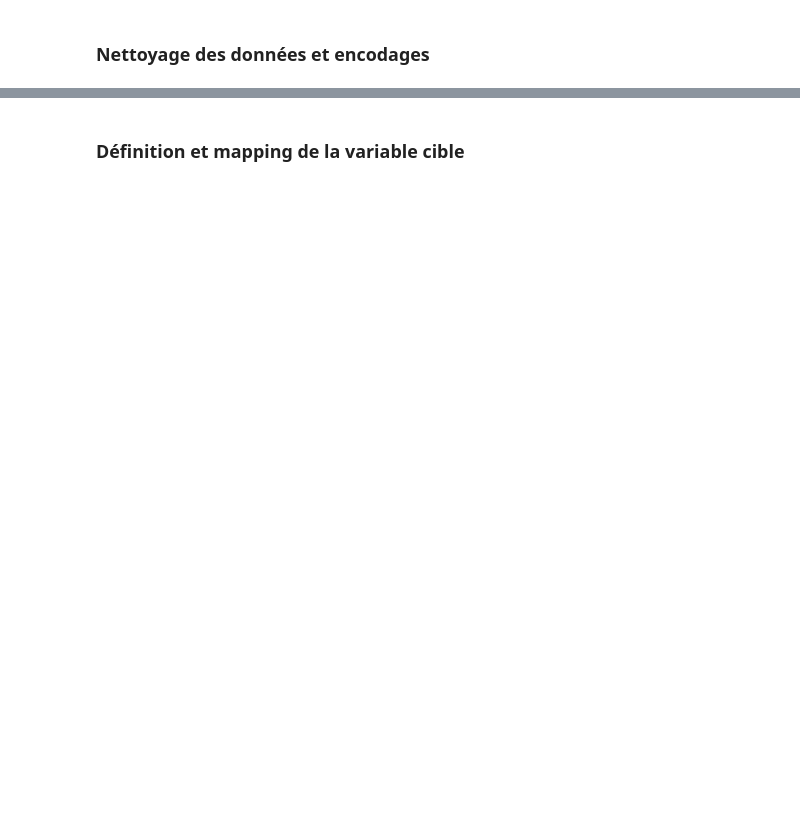
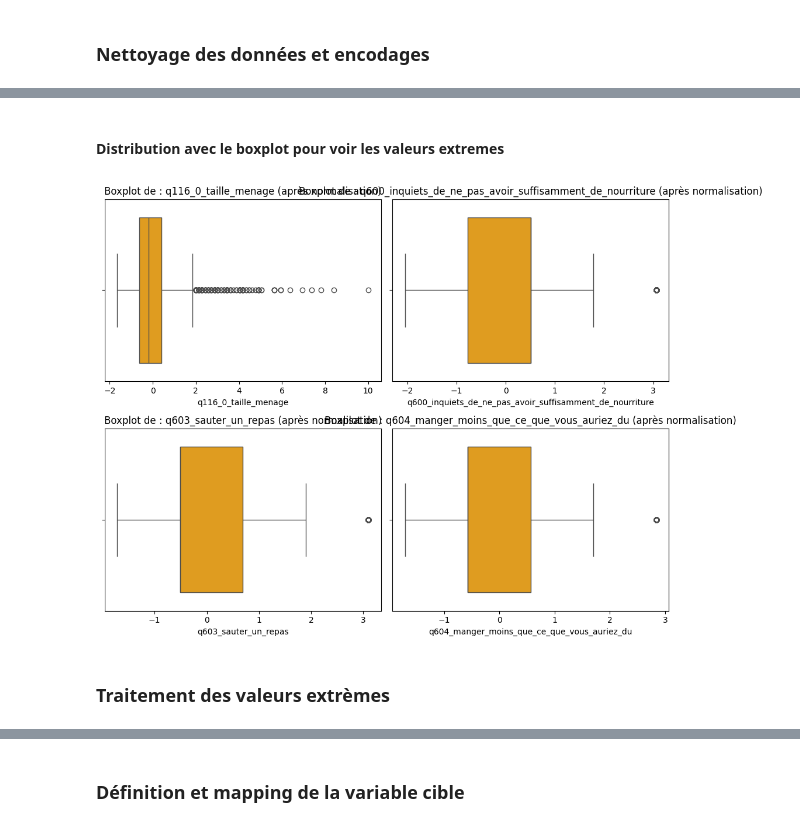
Before and after one commit to Dieme92/fast-api-food-security, a Jupyter notebook: fast-api-food-security_PROJET_DIT.ipynb, the cells around one changed output, grey strips where cells are left out. Cells and saved outputs as stored; diff of their text form; code cells hidden in the pictures; blank space fills up the shorter version.

```diff
--- a/fast-api-food-security_PROJET_DIT.ipynb
+++ b/fast-api-food-security_PROJET_DIT.ipynb
@@ -47,0 +118,29 @@ data[data.select_dtypes(include=['float', 'int']).columns] = scaler.fit_transfor
+# %% [markdown]
+#### Distribution avec le boxplot pour voir les valeurs extremes
+# %%
+import matplotlib.pyplot as plt
+import seaborn as sns
+
+# Liste des variables à afficher
+variables = [
+    "q116_0_taille_menage",
+    "q600_inquiets_de_ne_pas_avoir_suffisamment_de_nourriture",
+    "q603_sauter_un_repas",
+    "q604_manger_moins_que_ce_que_vous_auriez_du"
+]
+
+# Création d'une grille 2x2
+fig, axes = plt.subplots(2, 2, figsize=(10,8))
+
+# Boucle sur les variables et les axes
+for ax, var in zip(axes.flatten(), variables):
+    sns.boxplot(x=data[var], ax=ax, color="orange")
+    ax.set_title(f"Boxplot de : {var} (après normalisation)")
+    ax.set_xlabel(var)
+
+plt.tight_layout()
+plt.show()
+# %% [output]
+[figure, added]
+# %% [markdown]
+### Traitement des valeurs extrèmes
```
Also changed, not shown: parts of 9 cells of this notebook.
